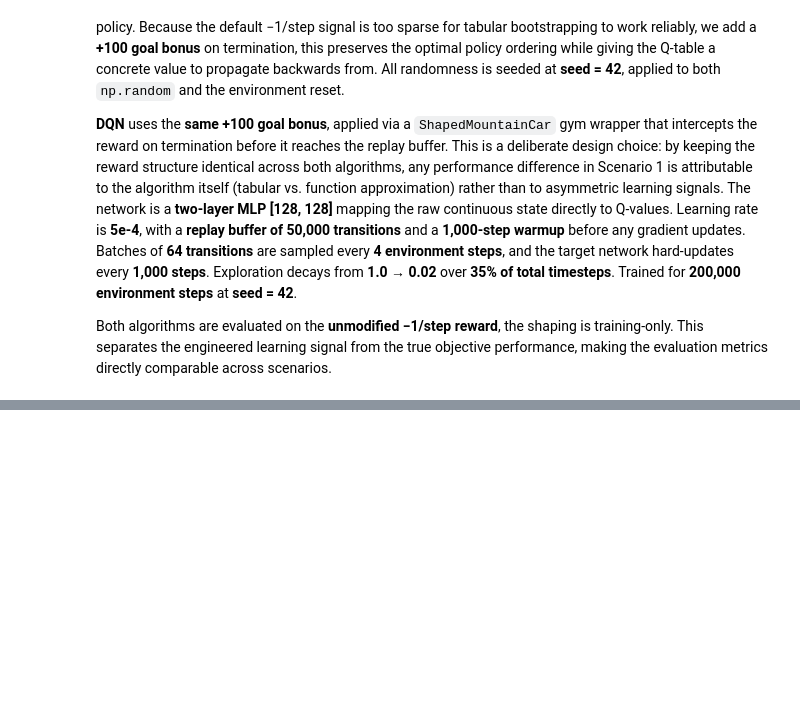
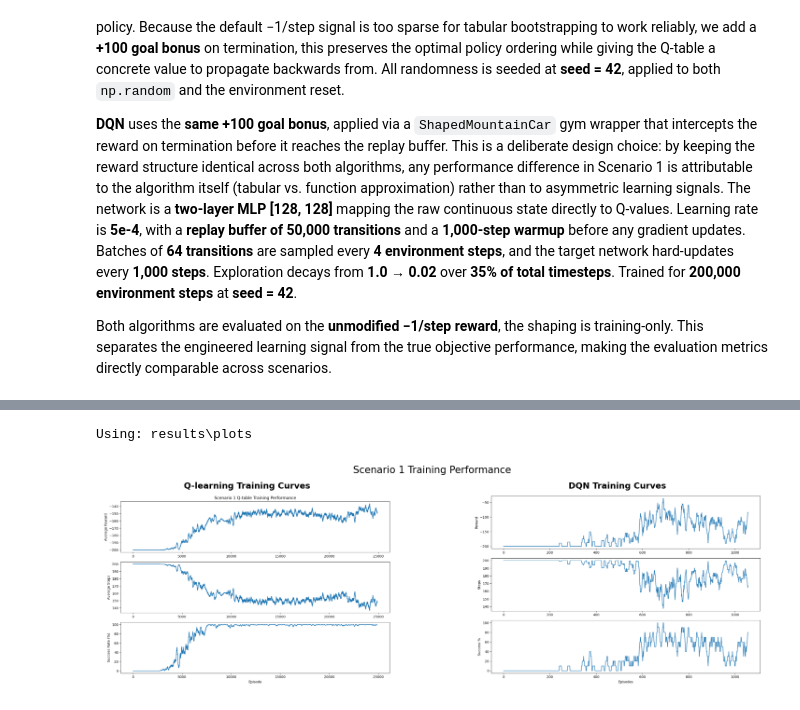
Before and after one commit to cayetana-h/TinderForRL, a Jupyter notebook: main_analysis.ipynb, the cells around one changed output, grey strips where cells are left out. Drawn from its saved outputs; the diff is of its cells as text; code cells hidden in the pictures; blank space fills up the shorter version.

```diff
--- a/main_analysis.ipynb
+++ b/main_analysis.ipynb
@@ -185,0 +235,43 @@ NameError: name 'gym' is not defined
+# %%
+from pathlib import Path
+import matplotlib.image as mpimg
+
+possible_roots = [
+    Path("results"),
+    Path("training/results"),
+    Path("../results"),
+]
+
+RESULTS_DIR = None
+
+for path in possible_roots:
+    if path.exists():
+        RESULTS_DIR = path
+        break
+
+if RESULTS_DIR is None:
+    raise FileNotFoundError("Could not find results folder.")
+
+PLOTS_DIR = RESULTS_DIR / "plots"
+
+print("Using:", PLOTS_DIR)
+
+fig, axes = plt.subplots(1, 2, figsize=(16, 5))
+
+qtable_plot = mpimg.imread(PLOTS_DIR / "scenario1_qtable_training.png")
+dqn_plot = mpimg.imread(PLOTS_DIR / "scenario1_dqn_training.png")
+
+axes[0].imshow(qtable_plot)
+axes[0].axis("off")
+axes[0].set_title("Q-learning Training Curves", fontsize=13, fontweight="bold")
+
+axes[1].imshow(dqn_plot)
+axes[1].axis("off")
+axes[1].set_title("DQN Training Curves", fontsize=13, fontweight="bold")
+
+plt.suptitle("Scenario 1 Training Performance", fontsize=15)
+plt.tight_layout()
+plt.show()
+# %% [output]
+Using: results\plots
+[figure, added]
```
Also changed, not shown: parts of 25 cells of this notebook.
